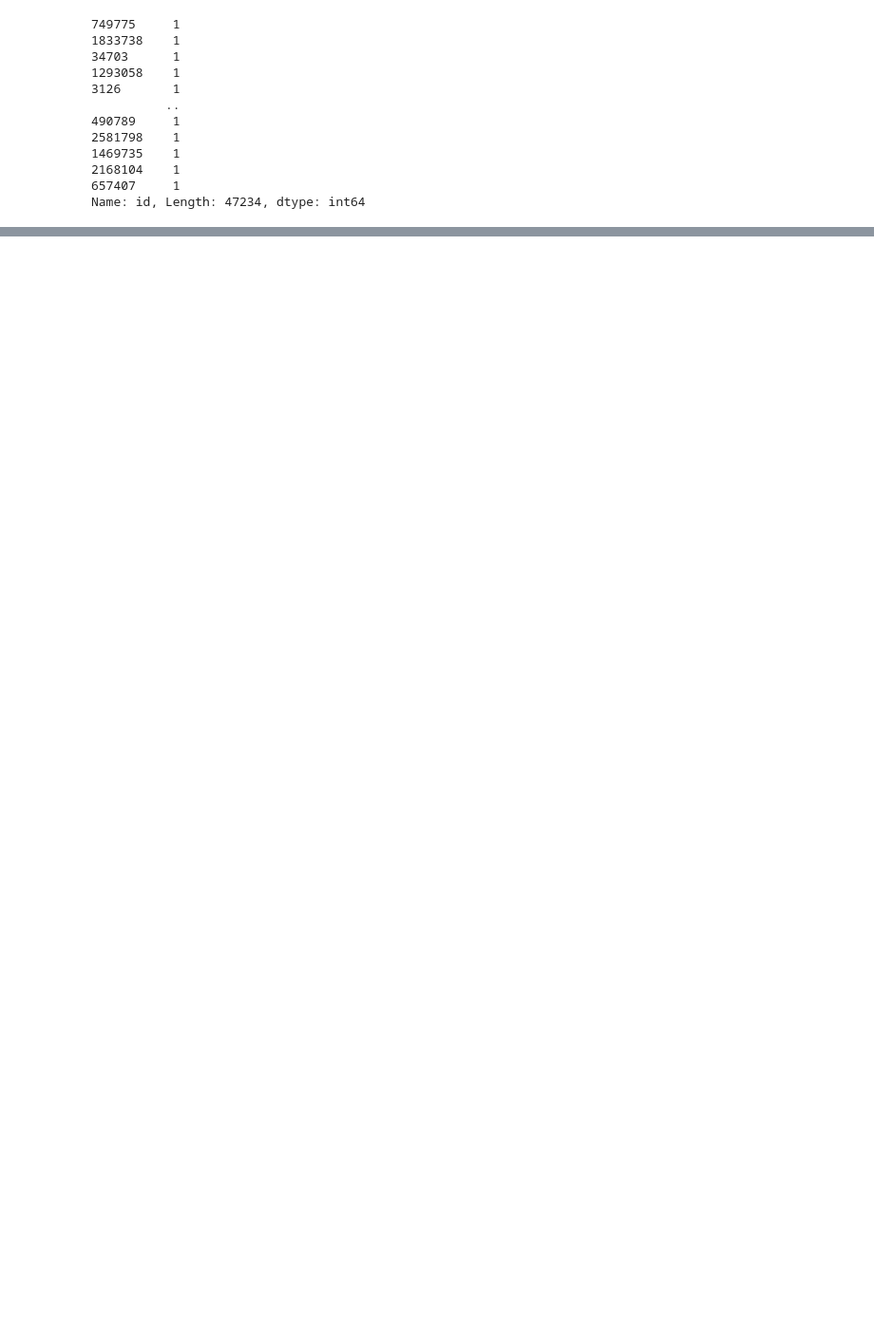
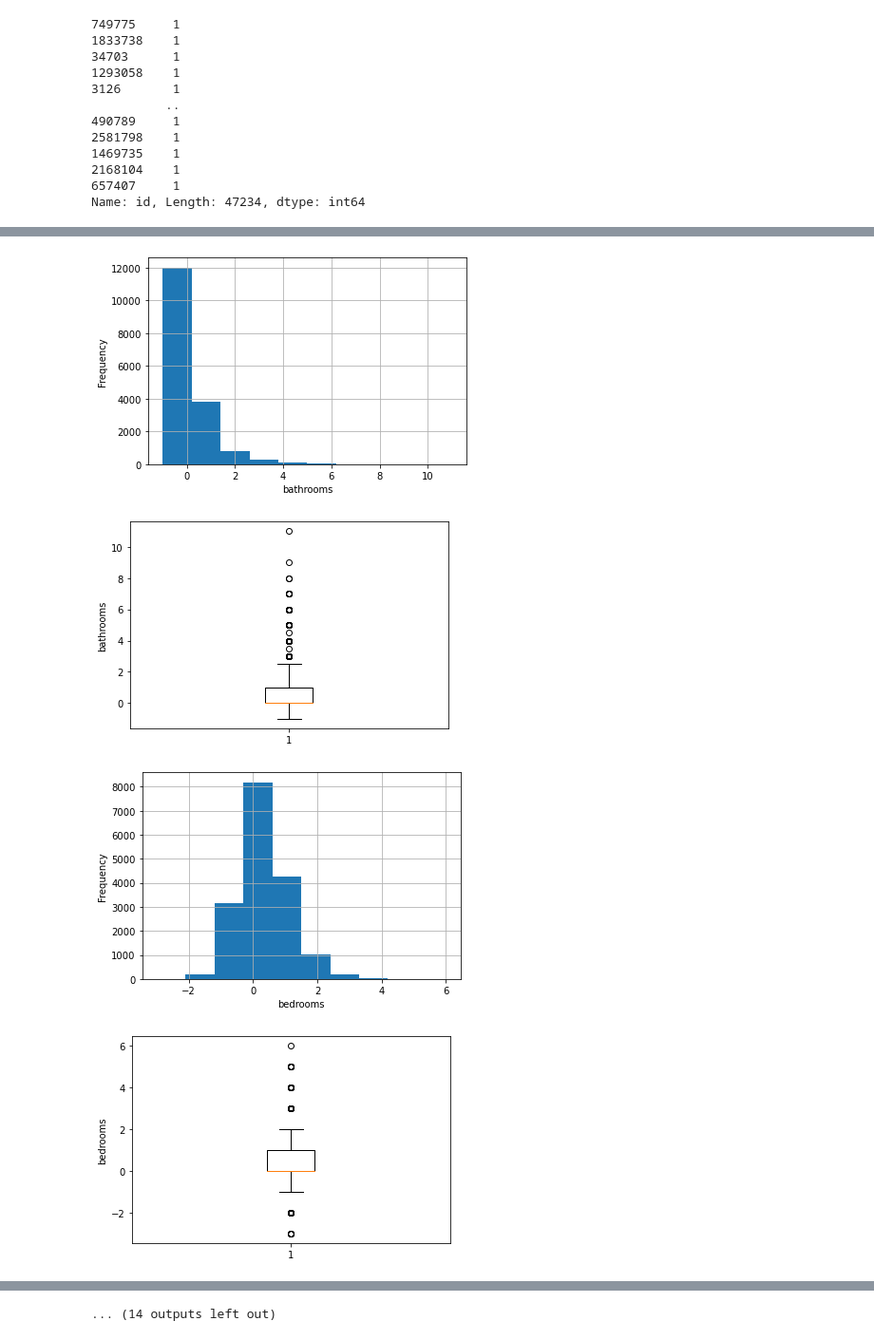
Before and after one commit to HopperTeam6/Zillow_Clustering_Project, a Jupyter notebook: bondy_property_workbook.ipynb, the cells around one changed output, grey strips where cells are left out. Shown: that part at 95% size. Saved outputs shown, nothing was run; the diff lists cells and outputs as text; code cells hidden in the pictures; blank space fills up the shorter version.

```diff
--- a/bondy_property_workbook.ipynb
+++ b/bondy_property_workbook.ipynb
@@ -674,0 +721,4 @@ memory usage: 9.7+ MB
+# %%
+#drop nulls to run model to impute
+df = df[df.heat_id.notnull()]
+df.info()
@@ -674,0 +743,7 @@ memory usage: 9.7+ MB
+# %%
+#split data to impute heat_id with random forest model
+class_train, class_validate, class_test = wb.split_data(df, target = 'heat_id')
+# %%
+#set up continuous features
+quant_vars = ['bathrooms', 'bedrooms', 'bath_bed', 'square_feet', 'full_bathrooms', 'lot_size', 'rooms', 'units', 'structure_tax_value', 'tax_value', 'land_tax_value', 'tax_amount', 'age']
+quant_vars
@@ -674,0 +764,21 @@ memory usage: 9.7+ MB
+# %%
+#scale classifying data
+c_train_scaled, c_validate_scaled, c_test_scaled, c_scaler = sc.robust_scaler(class_train, class_validate, class_test, quant_vars)
+# %%
+#get list
+train_columns = c_train_scaled.columns.to_list()
+
+#loop through this list to view distributions of numeric columns
+for cat in quant_vars:
+    c_train_scaled[cat].hist()
+    plt.xlabel(cat)
+    plt.ylabel('Frequency')
+    plt.show();
+    plt.boxplot(c_train_scaled[cat])
+    plt.ylabel(cat)
+    plt.show();
+# %% [output]
+[figure, added]
+[figure, added]
+[figure, added]
+[figure, added]
@@ -674,0 +793 @@ memory usage: 9.7+ MB
+... (14 outputs left out)
```
Also changed, not shown: parts of 59 cells of this notebook.
